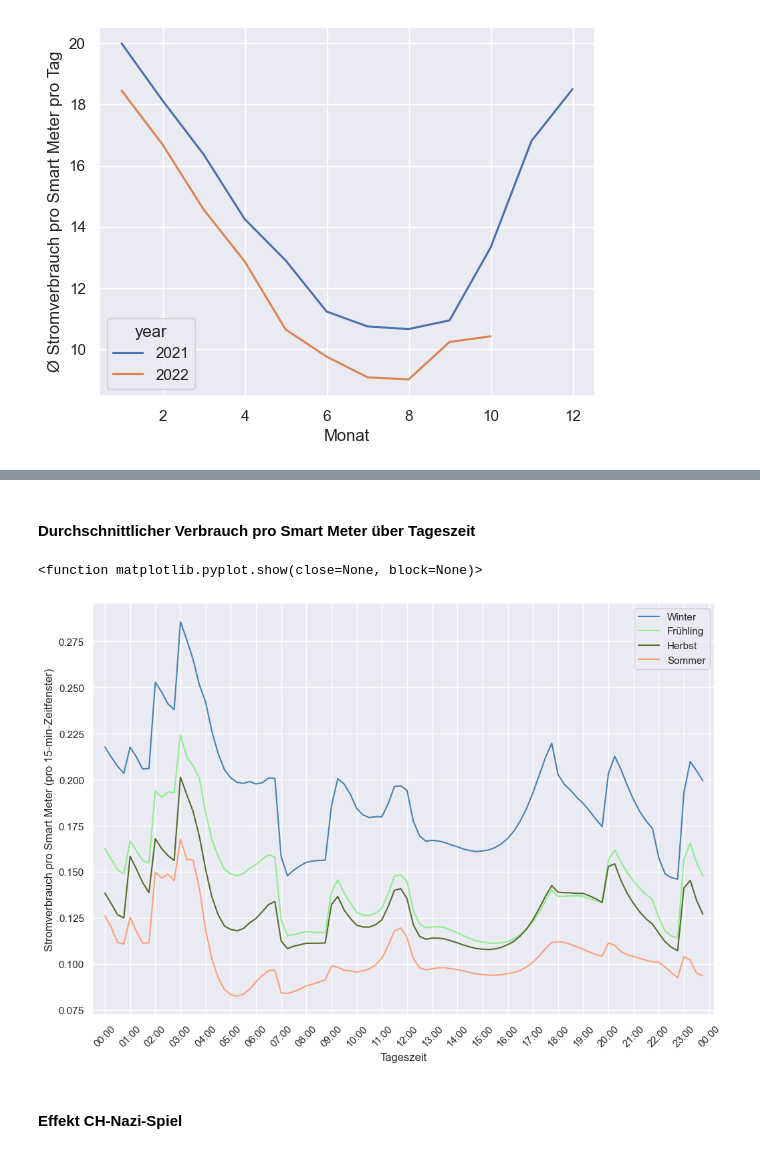
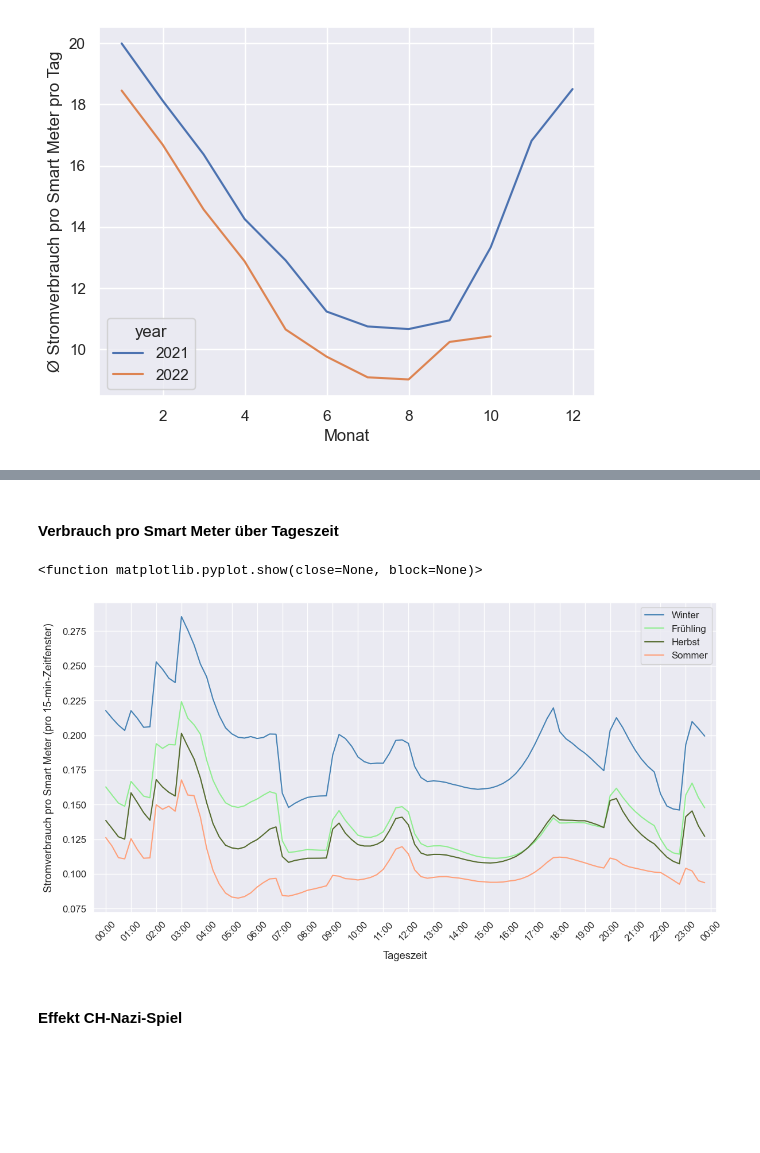
Before and after one commit to axpogroup/ckw-opendata, a Jupyter notebook: ckw.ch/Descriptives Agg.ipynb, the cells around one changed output, grey strips where cells are left out. Saved outputs shown, nothing was run; the diff lists cells and outputs as text; code cells hidden in the pictures; blank space fills up the shorter version.

```diff
--- a/ckw.ch/Descriptives Agg.ipynb
+++ b/ckw.ch/Descriptives Agg.ipynb
@@ -396,6 +396,7 @@ df_data
 # %%
 df_data = pd.read_pickle("Dataset04.pkl")
 sns.set_theme() # definiere Seaborn als Plot-Stil
+sns.set(font_scale=1.1) # Anpassung Default-Schriftgrösse
 # %%
 df_datashort=df_data.drop_duplicates(subset=['date', 'timestamp']) # Löschen Gemeinde-Ebene um Verbrauchsdaten pro Tag zu aggregieren
 df_day=df_datashort.groupby(['year','month', 'date'])[['kwh_persmdt']].sum() # Verbrauch pro Smart Meter pro Tag
@@ -410,29 +461,29 @@ Text(0, 0.5, 'Ø Stromverbrauch pro Smart Meter pro Tag')
 # %% [markdown]
-#### Durchschnittlicher Verbrauch pro Smart Meter über Tageszeit
+#### Verbrauch pro Smart Meter über Tageszeit
 # %%
 df_time=df_data.pivot_table(values="kwh_persmdt", index="timestamp", columns="season") # Pivot-Tabelle mit durchschnittlichem Verbrauch pro Zeitfenster und Saison
 
-fig, ax = plt.subplots(figsize = (12,8)) # Grafik-Grösse
+fig, ax = plt.subplots(figsize = (14,7)) # Grafik-Grösse
 
 ax.plot(df_time.index, df_time['Winter'], color = 'steelblue', label='Winter')
 ax.plot(df_time.index, df_time['Frühling'], color = 'lightgreen', label='Frühling')
 ax.plot(df_time.index, df_time['Herbst'], color = 'darkolivegreen', label='Herbst')
 ax.plot(df_time.index, df_time['Sommer'], color = 'lightsalmon', label='Sommer')
 
-plt.xlabel("Tageszeit") # X-Label
-plt.ylabel("Stromverbrauch pro Smart Meter (pro 15-min-Zeitfenster)") # Y-Label
+plt.xlabel("Tageszeit", labelpad=10) # X-Label
+plt.ylabel("Stromverbrauch pro Smart Meter (pro 15-min-Zeitfenster)", labelpad=10) # Y-Label
 
 ax.xaxis.set_major_locator(md.MinuteLocator(byminute = [0, 60])) # Abstand X-Tick-Labels
 ax.xaxis.set_major_formatter(md.DateFormatter('%H:%M')) # Format X-Tick-Labels
 plt.setp(ax.xaxis.get_majorticklabels(), rotation = 45) # Rotation X-Tick-Labels
 
 plt.margins(x=0.02) # Anpassen Seitenrand
 ax.legend() # Hinzufügen Legende
 
 plt.show
 # %% [output]
 <function matplotlib.pyplot.show(close=None, block=None)>
-[figure, old version]
+[figure, new version]
 # %% [markdown]
 #### Effekt CH-Nazi-Spiel
 # %%
```
Also changed, not shown: parts of 7 cells of this notebook.
